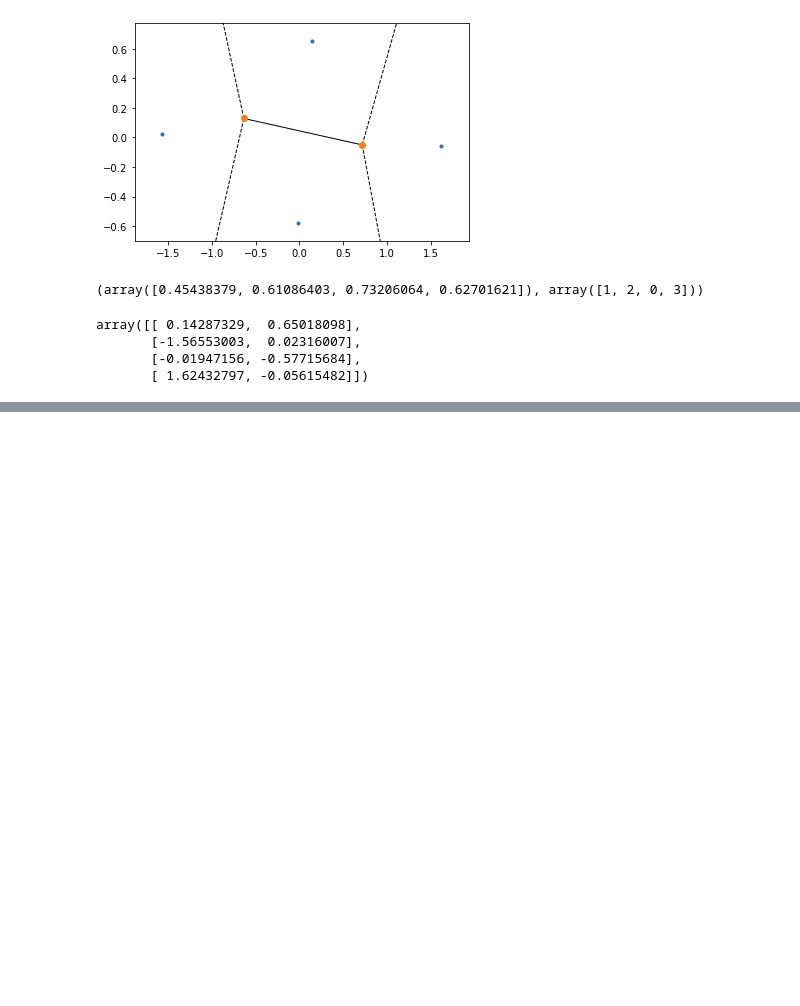
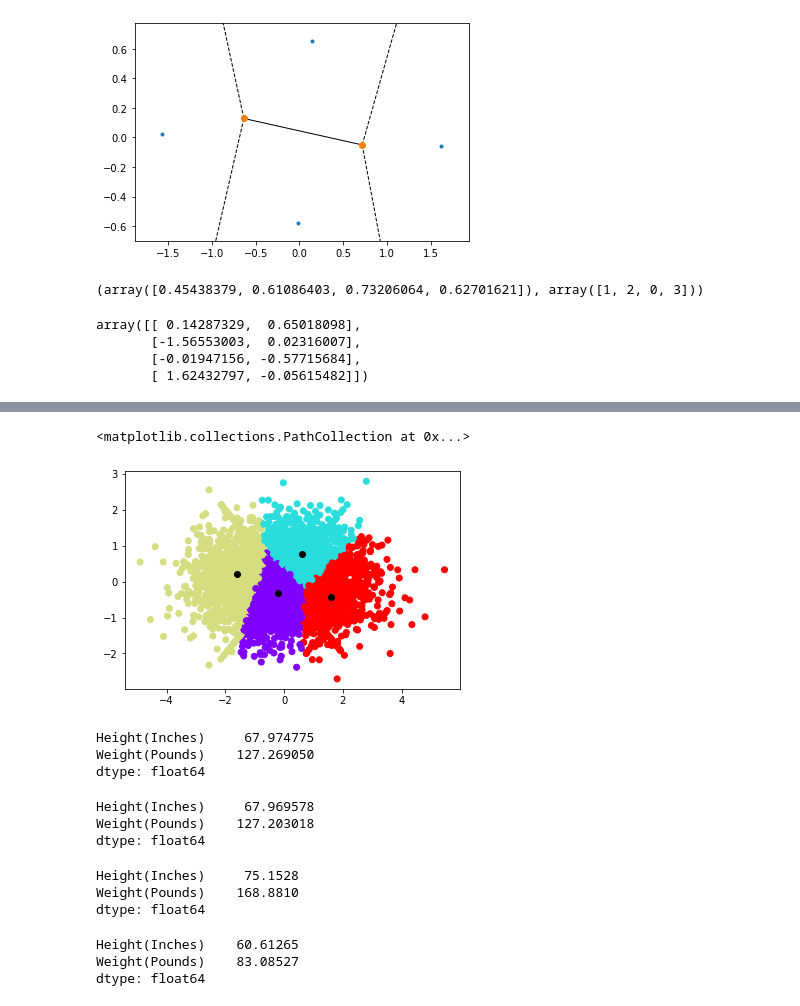
Before and after one commit to Danot3/4907, a Jupyter notebook: KMeans Clustering.ipynb, the cells around one changed output, grey strips where cells are left out. Drawn from its saved outputs; the diff is of its cells as text; code cells hidden in the pictures; blank space fills up the shorter version.

```diff
--- a/KMeans Clustering.ipynb
+++ b/KMeans Clustering.ipynb
@@ -252,0 +250,51 @@ array([0.45438379, 0.61086403, 0.73206064, 0.62701621])
+# %%
+# Dealing with missing data
+# Calculate min, max, median, mode, mean for each column of data (pandas does this for us df.mean()/mode()/median()/max()/min())
+# Identify columns with missing data and replace (df.fillna() => df.fillna(df.mean())
+# Compare with full data at different thresholds (5-10-15-20% missing data)
+df_missing = pd.read_csv ("4907/MultipleColumn/missing25.csv")
+# remove the label
+df_missing = df_missing.drop(['Index'], axis=1)
+df_missing = df_missing.fillna(df_missing.mean())
+# %%
+# Test PCA and Kmeans output for missing data
+missingData = np.array(df_missing)
+scaler = StandardScaler()
+scaler.fit(missingData)
+missingData = scaler.transform(missingData)
+pca = PCA(n_components=2)
+principalComponents = pca.fit_transform(missingData)
+principalDF = pd.DataFrame(data = principalComponents
+             , columns = ['principal component 1', 'principal component 2'])
+principals = np.array(principalDF)
+kmeans = KMeans(n_clusters=4)
+kmeans.fit(principals)
+plt.scatter(principals[:,0],principals[:,1], c=kmeans.labels_, cmap='rainbow')
+plt.scatter(kmeans.cluster_centers_[:,0] ,kmeans.cluster_centers_[:,1], color='black')
+# %% [output]
+<matplotlib.collections.PathCollection at 0x...>
+[figure, added]
+# %%
+print(df.median())
+# %% [output]
+Height(Inches)     67.974775
+Weight(Pounds)    127.269050
+dtype: float64
+# %%
+print(df.mean())
+# %% [output]
+Height(Inches)     67.969578
+Weight(Pounds)    127.203018
+dtype: float64
+# %%
+print(df.max())
+# %% [output]
+Height(Inches)     75.1528
+Weight(Pounds)    168.8810
+dtype: float64
+# %%
+print(df.min())
+# %% [output]
+Height(Inches)    60.61265
+Weight(Pounds)    83.08527
+dtype: float64
```
Also changed, not shown: parts of 4 cells of this notebook.
